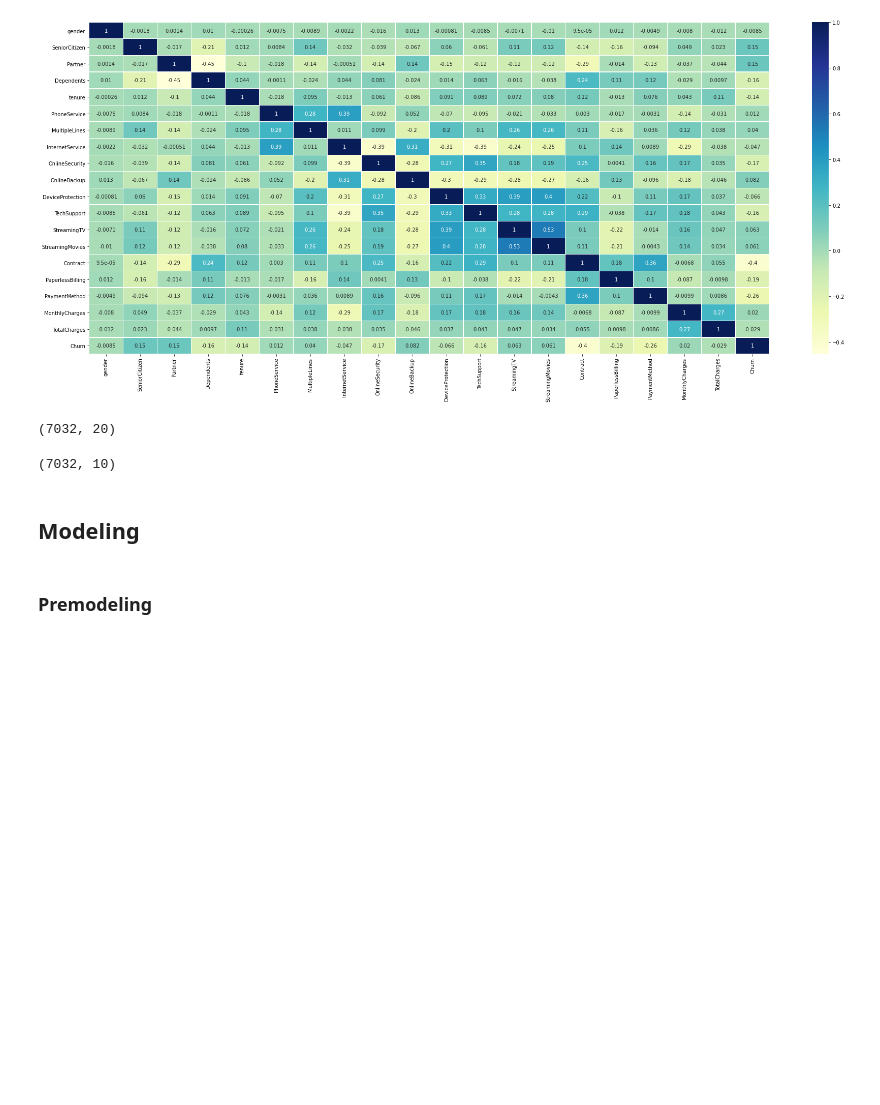
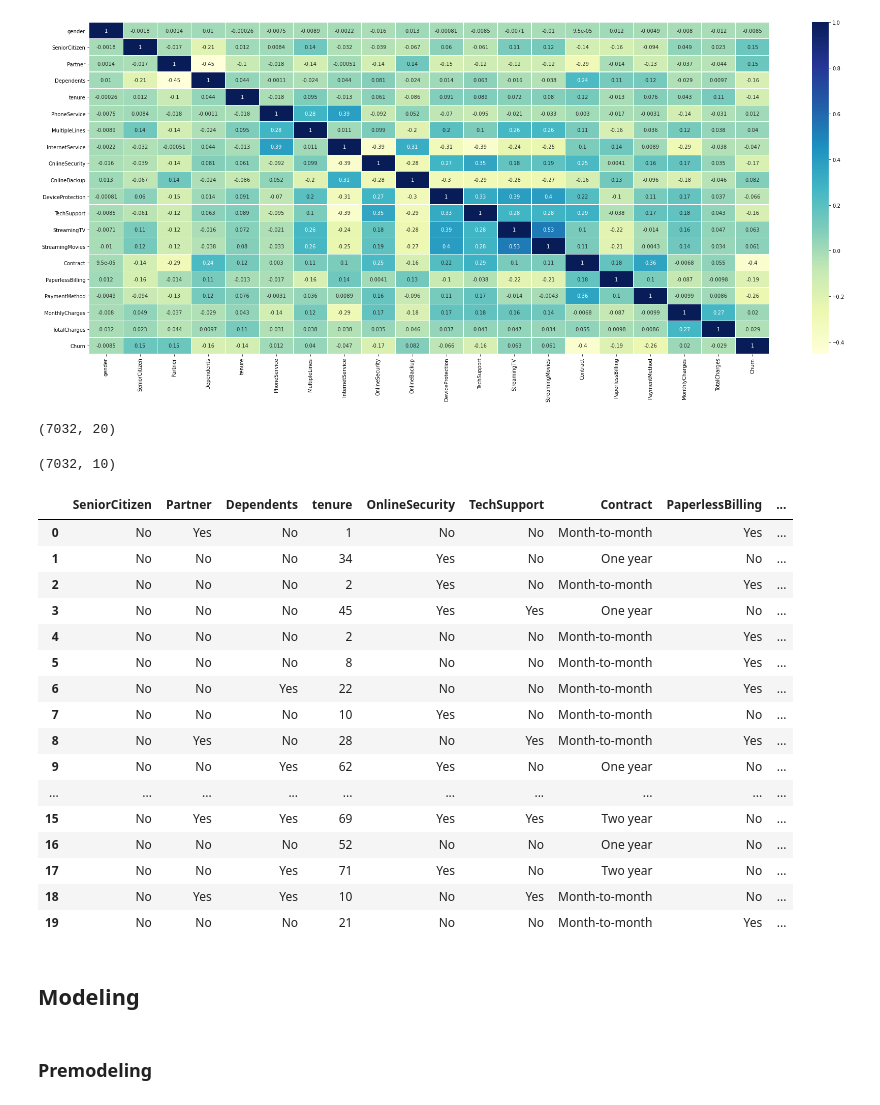
Before and after one commit to Eigilak/big_data, a Jupyter notebook: Projekt.ipynb, the cells around one changed output. Drawn from its saved outputs; the diff is of its cells as text; code cells hidden in the pictures; blank space fills up the shorter version.

```diff
--- a/Projekt.ipynb
+++ b/Projekt.ipynb
@@ -216,6 +227,26 @@ df_new = df.drop(columns=['gender', 'PhoneService', 'MultipleLines', 'InternetSe
 df_new.shape
 # %% [output]
 (7032, 10)
+# %%
+df_new.head(20)
+# %% [output]
+|  | SeniorCitizen | Partner | Dependents | tenure | OnlineSecurity | TechSupport | Contract | PaperlessBilling | ... |
+| 0 | No | Yes | No | 1 | No | No | Month-to-month | Yes | ... |
+| 1 | No | No | No | 34 | Yes | No | One year | No | ... |
+| 2 | No | No | No | 2 | Yes | No | Month-to-month | Yes | ... |
+| 3 | No | No | No | 45 | Yes | Yes | One year | No | ... |
+| 4 | No | No | No | 2 | No | No | Month-to-month | Yes | ... |
+| 5 | No | No | No | 8 | No | No | Month-to-month | Yes | ... |
+| 6 | No | No | Yes | 22 | No | No | Month-to-month | Yes | ... |
+| 7 | No | No | No | 10 | Yes | No | Month-to-month | No | ... |
+| 8 | No | Yes | No | 28 | No | Yes | Month-to-month | Yes | ... |
+| 9 | No | No | Yes | 62 | Yes | No | One year | No | ... |
+| ... | ... | ... | ... | ... | ... | ... | ... | ... | ... |
+| 15 | No | Yes | Yes | 69 | Yes | Yes | Two year | No | ... |
+| 16 | No | No | No | 52 | No | No | One year | No | ... |
+| 17 | No | No | Yes | 71 | Yes | No | Two year | No | ... |
+| 18 | No | Yes | Yes | 10 | No | Yes | Month-to-month | No | ... |
+| 19 | No | No | No | 21 | No | No | Month-to-month | Yes | ... |
 # %% [markdown]
 ## Modeling
 # %% [markdown]
```
Also changed, not shown: parts of 2 cells of this notebook.
